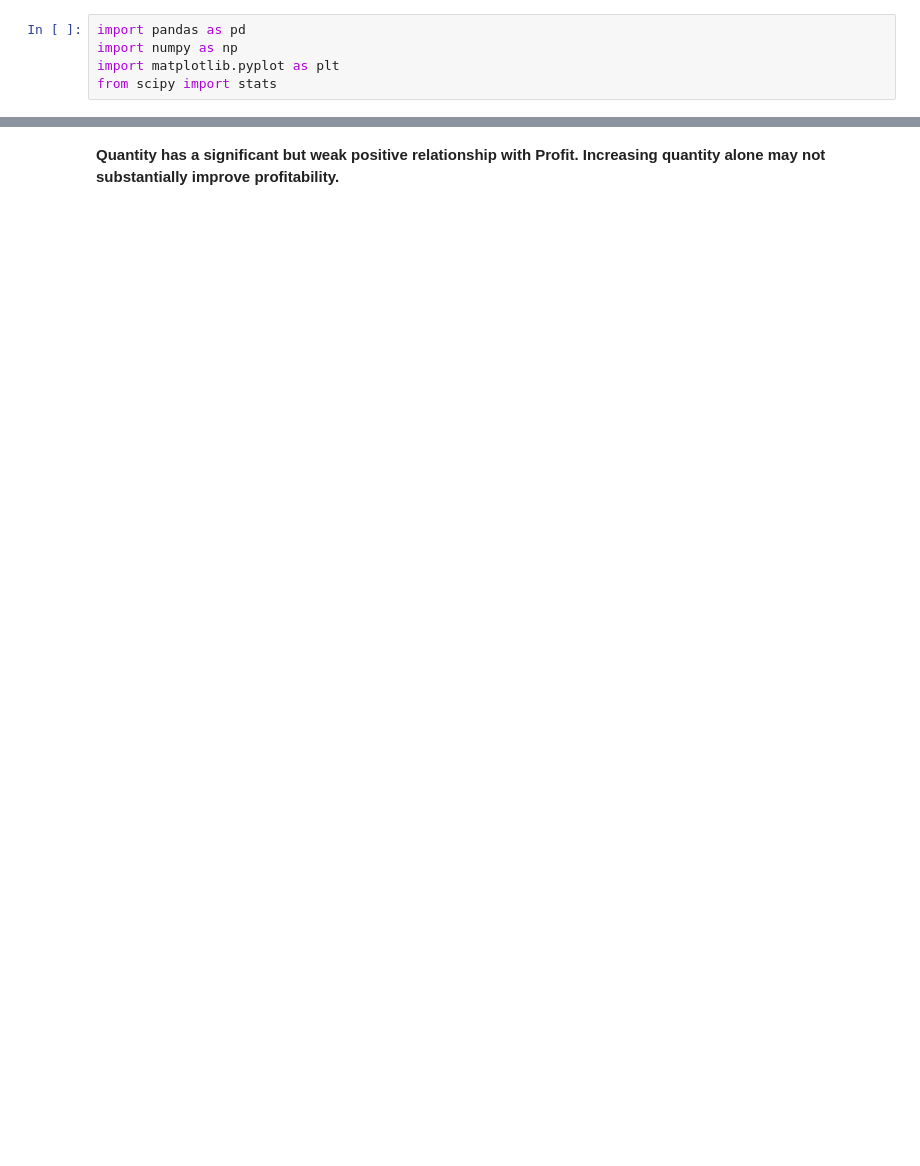
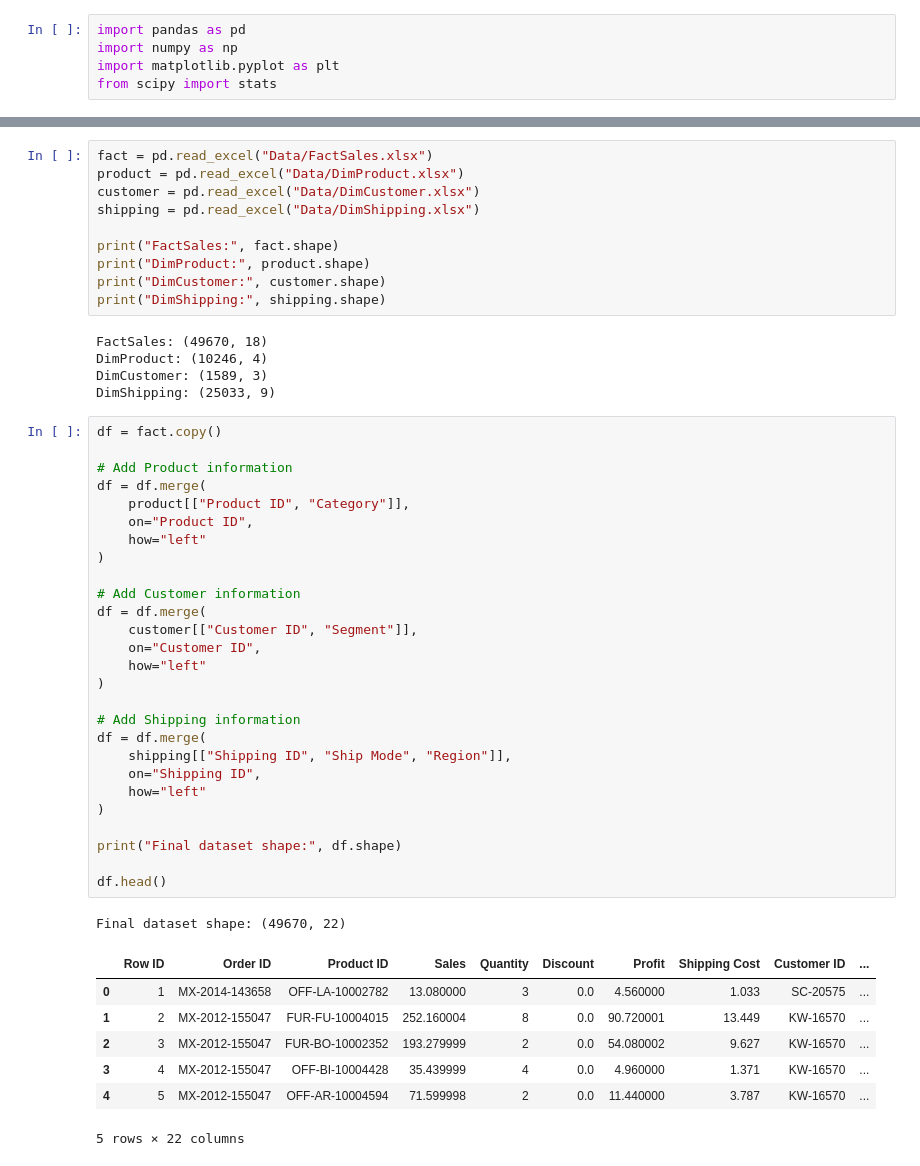
Before and after one commit to sagharfrhni/sales-data-analysis, a Jupyter notebook: statistical_analysis.ipynb, the cells around one changed output, grey strips where cells are left out. Cells and saved outputs as stored; diff of their text form; blank space fills up the shorter version.

```diff
--- a/statistical_analysis.ipynb
+++ b/statistical_analysis.ipynb
@@ -376,2 +39,51 @@ Result: Significant relationship exists.
-# %% [markdown]
-**Quantity has a significant but weak positive relationship with Profit. Increasing quantity alone may not substantially improve profitability.**
+# %%
+fact = pd.read_excel("Data/FactSales.xlsx")
+product = pd.read_excel("Data/DimProduct.xlsx")
+customer = pd.read_excel("Data/DimCustomer.xlsx")
+shipping = pd.read_excel("Data/DimShipping.xlsx")
+
+print("FactSales:", fact.shape)
+print("DimProduct:", product.shape)
+print("DimCustomer:", customer.shape)
+print("DimShipping:", shipping.shape)
+# %% [output]
+FactSales: (49670, 18)
+DimProduct: (10246, 4)
+DimCustomer: (1589, 3)
+DimShipping: (25033, 9)
+# %%
+df = fact.copy()
+
+# Add Product information
+df = df.merge(
+    product[["Product ID", "Category"]],
+    on="Product ID",
+    how="left"
+)
+
+# Add Customer information
+df = df.merge(
+    customer[["Customer ID", "Segment"]],
+    on="Customer ID",
+    how="left"
+)
+
+# Add Shipping information
+df = df.merge(
+    shipping[["Shipping ID", "Ship Mode", "Region"]],
+    on="Shipping ID",
+    how="left"
+)
+
+print("Final dataset shape:", df.shape)
+
+df.head()
+# %% [output]
+Final dataset shape: (49670, 22)
+|  | Row ID | Order ID | Product ID | Sales | Quantity | Discount | Profit | Shipping Cost | Customer ID | ... |
+| 0 | 1 | MX-2014-143658 | OFF-LA-10002782 | 13.080000 | 3 | 0.0 | 4.560000 | 1.033 | SC-20575 | ... |
+| 1 | 2 | MX-2012-155047 | FUR-FU-10004015 | 252.160004 | 8 | 0.0 | 90.720001 | 13.449 | KW-16570 | ... |
+| 2 | 3 | MX-2012-155047 | FUR-BO-10002352 | 193.279999 | 2 | 0.0 | 54.080002 | 9.627 | KW-16570 | ... |
+| 3 | 4 | MX-2012-155047 | OFF-BI-10004428 | 35.439999 | 4 | 0.0 | 4.960000 | 1.371 | KW-16570 | ... |
+| 4 | 5 | MX-2012-155047 | OFF-AR-10004594 | 71.599998 | 2 | 0.0 | 11.440000 | 3.787 | KW-16570 | ... |
+5 rows × 22 columns
```
Also changed, not shown: parts of 42 cells of this notebook, 8 other files.
